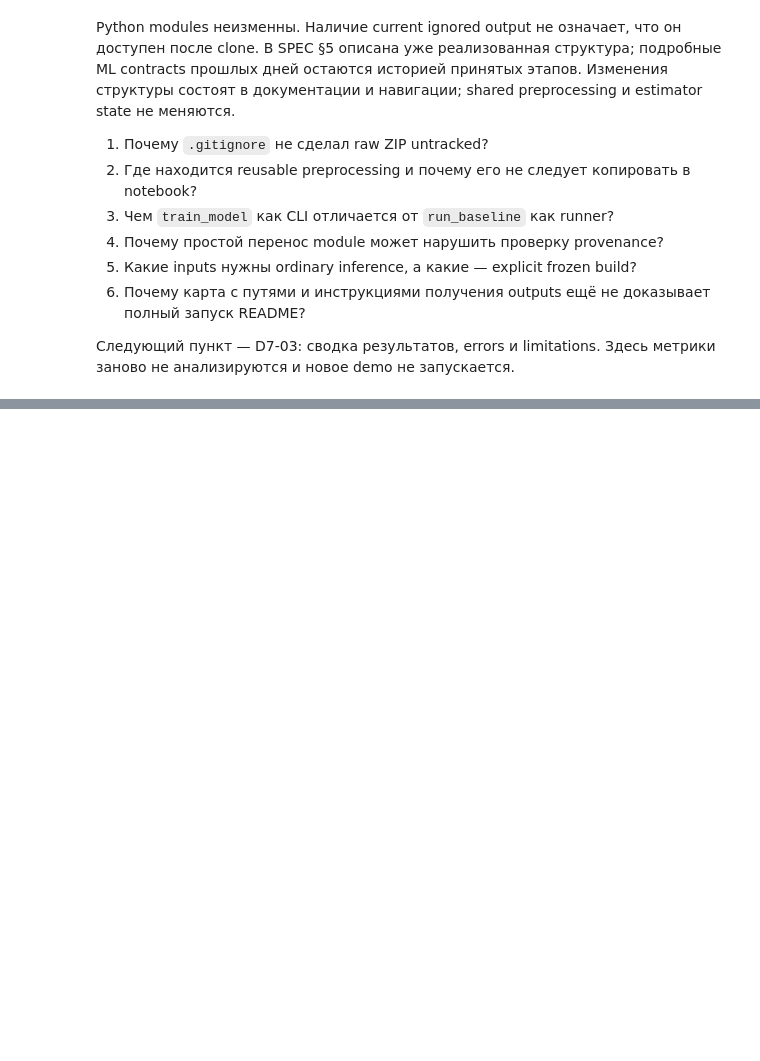
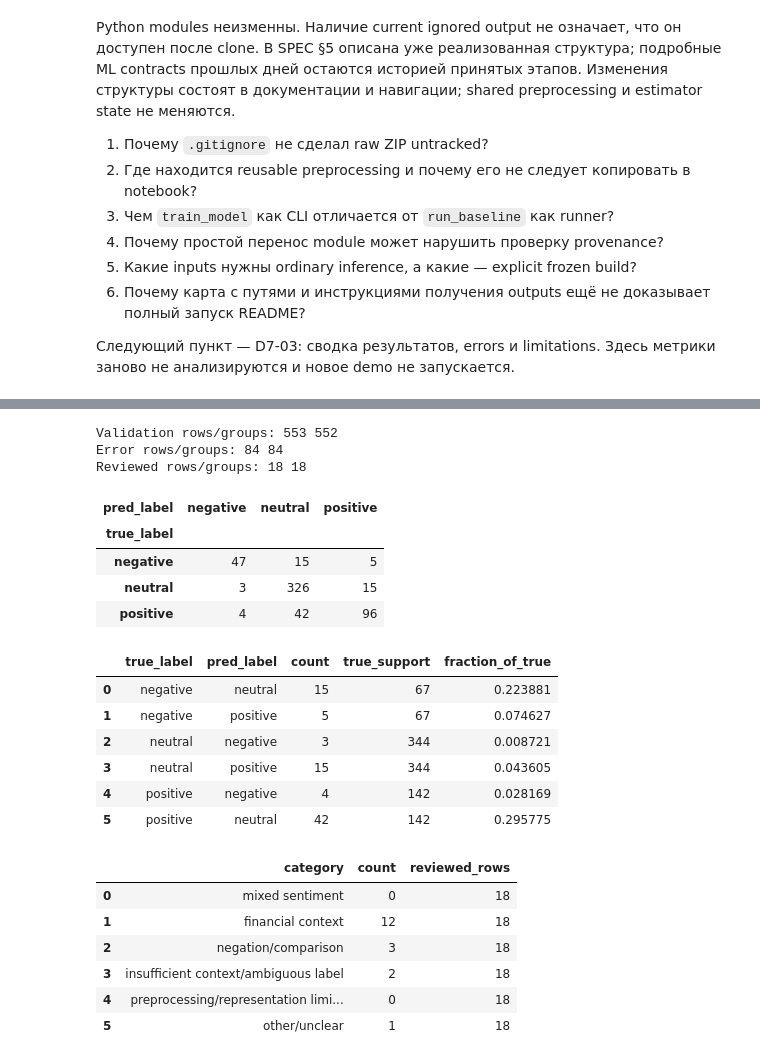
Before and after one commit to HomeboyMakkri/Text-classification, a Jupyter notebook: notebooks/day07_review.ipynb, the cells around one changed output, grey strips where cells are left out. Saved outputs shown, nothing was run; the diff lists cells and outputs as text; code cells hidden in the pictures; blank space fills up the shorter version.

Commit message:
docs: summarize frozen model results and error analysis

```diff
--- a/notebooks/day07_review.ipynb
+++ b/notebooks/day07_review.ipynb
@@ -388,0 +518,54 @@ Git storage checked: 12 paths; source files unchanged: 26
+# %%
+d703_examples: ValidationExamples = select_validation_examples(d703_analysis.table)
+d703_reviewed = load_failure_annotations(ROOT / "docs/day05_failure_cases.csv", d703_examples.examples)
+saved_reviewed = pd.read_csv(ROOT / "reports/day05/validation_examples.csv", keep_default_na=False)
+pd.testing.assert_frame_equal(d703_reviewed.reset_index(drop=True), saved_reviewed)
+saved_counts = pd.read_csv(ROOT / "reports/day05/validation_confusion_counts.csv", index_col=0)
+saved_counts.columns.name = "pred_label"
+pd.testing.assert_frame_equal(d703_confusion.counts, saved_counts)
+saved_normalized = pd.read_csv(ROOT / "reports/day05/validation_confusion_normalized.csv", index_col=0, float_precision="round_trip")
+saved_normalized.columns.name = "pred_label"
+pd.testing.assert_frame_equal(d703_confusion.normalized, saved_normalized, check_exact=True)
+saved_pairs = pd.read_csv(ROOT / "reports/day05/confusion_pairs.csv", float_precision="round_trip")
+pd.testing.assert_frame_equal(d703_confusion.pairs, saved_pairs, check_exact=True)
+print("Validation rows/groups:", len(d703_analysis.table), int(d703_analysis.table["group_id"].nunique()))
+print("Error rows/groups:", len(d703_analysis.errors), int(d703_analysis.errors["group_id"].nunique()))
+print("Reviewed rows/groups:", len(d703_reviewed), int(d703_reviewed["group_id"].nunique()))
+display(d703_confusion.counts)
+display(d703_confusion.pairs)
+category_counts = pd.DataFrame([
+    {"category": category, "count": int(d703_reviewed["primary_category"].eq(category).sum()),
+     "reviewed_rows": len(d703_reviewed)} for category in FAILURE_CATEGORIES
+])
+display(category_counts)
+display(d703_reviewed.loc[d703_reviewed["source_row_id"].isin([2854, 2598, 1294, 321]),
+    ["source_row_id", "true_label", "pred_label", "observation", "hypothesis"]])
+saved_analysis_summary = json.loads((ROOT / "reports/day05/analysis_summary.json").read_text())
+assert saved_analysis_summary["validation"]["macro_f1"] == d703_selected.macro_f1
+assert saved_analysis_summary["validation"]["n_errors"] == len(d703_analysis.errors)
+assert saved_analysis_summary["test"]["macro_f1"] == d703_final.confusion.metrics.macro_f1
+assert saved_analysis_summary["manual_review"]["source_row_ids"] == d703_reviewed["source_row_id"].tolist()
+assert [(row["category"], row["count"]) for row in saved_analysis_summary["manual_review"]["category_counts"]] == list(zip(category_counts["category"], category_counts["count"], strict=True))
+# %% [output]
+Validation rows/groups: 553 552
+Error rows/groups: 84 84
+Reviewed rows/groups: 18 18
+| pred_label | negative | neutral | positive |
+| true_label |  |  |  |
+| negative | 47 | 15 | 5 |
+| neutral | 3 | 326 | 15 |
+| positive | 4 | 42 | 96 |
+|  | true_label | pred_label | count | true_support | fraction_of_true |
+| 0 | negative | neutral | 15 | 67 | 0.223881 |
+| 1 | negative | positive | 5 | 67 | 0.074627 |
+| 2 | neutral | negative | 3 | 344 | 0.008721 |
+| 3 | neutral | positive | 15 | 344 | 0.043605 |
+| 4 | positive | negative | 4 | 142 | 0.028169 |
+| 5 | positive | neutral | 42 | 142 | 0.295775 |
+|  | category | count | reviewed_rows |
+| 0 | mixed sentiment | 0 | 18 |
+| 1 | financial context | 12 | 18 |
+| 2 | negation/comparison | 3 | 18 |
+| 3 | insufficient context/ambiguous label | 2 | 18 |
+| 4 | preprocessing/representation limi... | 0 | 18 |
+| 5 | other/unclear | 1 | 18 |
```
Also changed, not shown: parts of 8 cells of this notebook, 3 other files.
